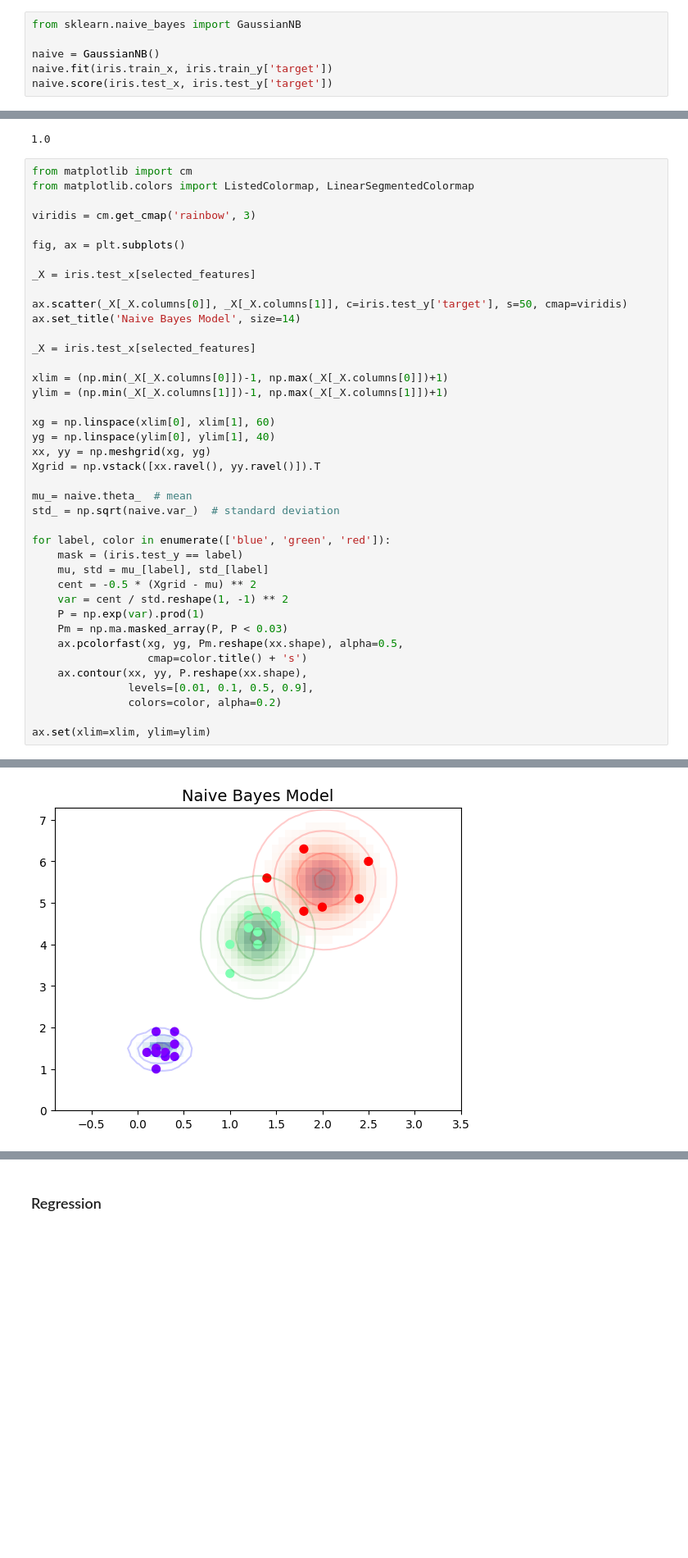
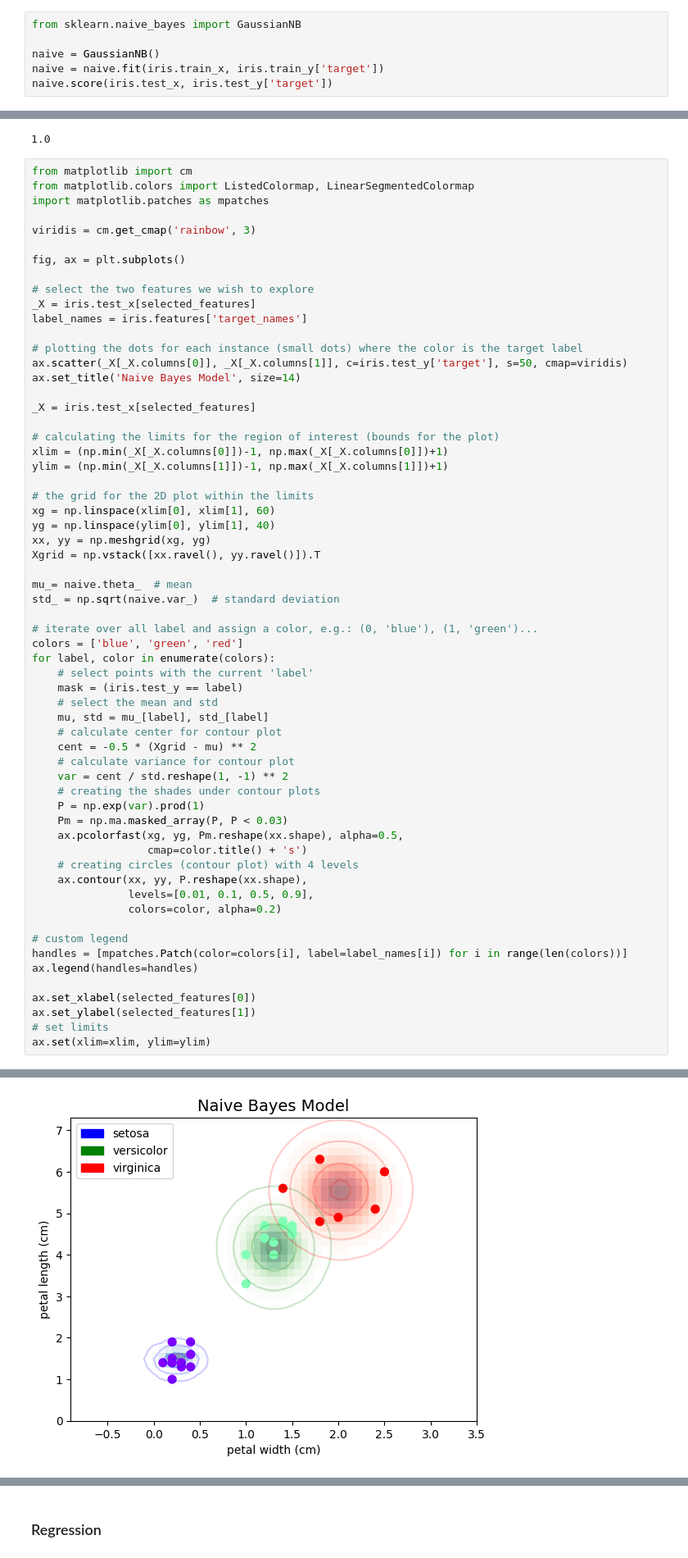
Before and after one commit to ficstamas/FateML, a Jupyter notebook: notebooks/03_decision_models.ipynb, the cells around one changed output, grey strips where cells are left out. Shown: that part at 82% size. Cells and saved outputs as stored; diff of their text form; blank space fills up the shorter version.

```diff
--- a/notebooks/03_decision_models.ipynb
+++ b/notebooks/03_decision_models.ipynb
@@ -663,7 +678,7 @@ $$P(C_k\mid x)=P(C_k)\prod_{i=1}^nP(x_i\mid C_k).$$
 from sklearn.naive_bayes import GaussianNB
 
 naive = GaussianNB()
-naive.fit(iris.train_x, iris.train_y['target'])
+naive = naive.fit(iris.train_x, iris.train_y['target'])
 naive.score(iris.test_x, iris.test_y['target'])
 # %% [output]
 1.0
@@ -713,46 +791,67 @@ naive.score(iris.test_x[selected_features], iris.test_y['target'])
 # %%
 from matplotlib import cm
 from matplotlib.colors import ListedColormap, LinearSegmentedColormap
+import matplotlib.patches as mpatches
 
 viridis = cm.get_cmap('rainbow', 3)
 
 fig, ax = plt.subplots()
 
+# select the two features we wish to explore
 _X = iris.test_x[selected_features]
+label_names = iris.features['target_names']
 
+# plotting the dots for each instance (small dots) where the color is the target label
 ax.scatter(_X[_X.columns[0]], _X[_X.columns[1]], c=iris.test_y['target'], s=50, cmap=viridis)
 ax.set_title('Naive Bayes Model', size=14)
 
 _X = iris.test_x[selected_features]
 
+# calculating the limits for the region of interest (bounds for the plot)
 xlim = (np.min(_X[_X.columns[0]])-1, np.max(_X[_X.columns[0]])+1)
 ylim = (np.min(_X[_X.columns[1]])-1, np.max(_X[_X.columns[1]])+1)
 
+# the grid for the 2D plot within the limits
 xg = np.linspace(xlim[0], xlim[1], 60)
 yg = np.linspace(ylim[0], ylim[1], 40)
 xx, yy = np.meshgrid(xg, yg)
 Xgrid = np.vstack([xx.ravel(), yy.ravel()]).T
 
 mu_= naive.theta_  # mean
 std_ = np.sqrt(naive.var_)  # standard deviation
 
-for label, color in enumerate(['blue', 'green', 'red']):
+# iterate over all label and assign a color, e.g.: (0, 'blue'), (1, 'green')...
+colors = ['blue', 'green', 'red']
+for label, color in enumerate(colors):
+    # select points with the current 'label'
     mask = (iris.test_y == label)
+    # select the mean and std
     mu, std = mu_[label], std_[label]
+    # calculate center for contour plot
     cent = -0.5 * (Xgrid - mu) ** 2
+    # calculate variance for contour plot
     var = cent / std.reshape(1, -1) ** 2
+    # creating the shades under contour plots
     P = np.exp(var).prod(1)
     Pm = np.ma.masked_array(P, P < 0.03)
     ax.pcolorfast(xg, yg, Pm.reshape(xx.shape), alpha=0.5,
                   cmap=color.title() + 's')
+    # creating circles (contour plot) with 4 levels
     ax.contour(xx, yy, P.reshape(xx.shape),
                levels=[0.01, 0.1, 0.5, 0.9],
                colors=color, alpha=0.2)
 
+# custom legend
+handles = [mpatches.Patch(color=colors[i], label=label_names[i]) for i in range(len(colors))]
+ax.legend(handles=handles)
+
+ax.set_xlabel(selected_features[0])
+ax.set_ylabel(selected_features[1])
+# set limits
 ax.set(xlim=xlim, ylim=ylim)
 # %% [output]
 [(-0.9, 3.5), (0.0, 7.3)]
-[figure, old version]
+[figure, new version]
 # %% [markdown]
 ## k-NN Classifier
 
```
Also changed, not shown: parts of 13 cells of this notebook, 1 other file.
